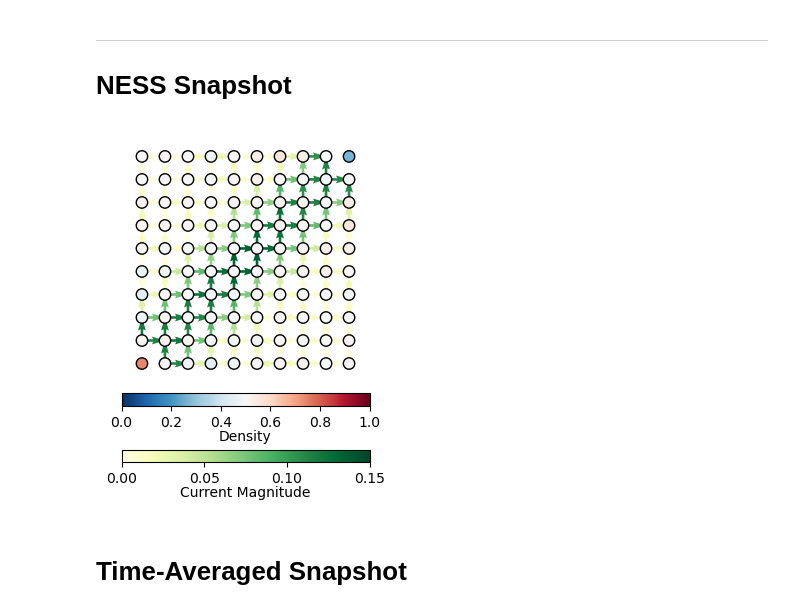
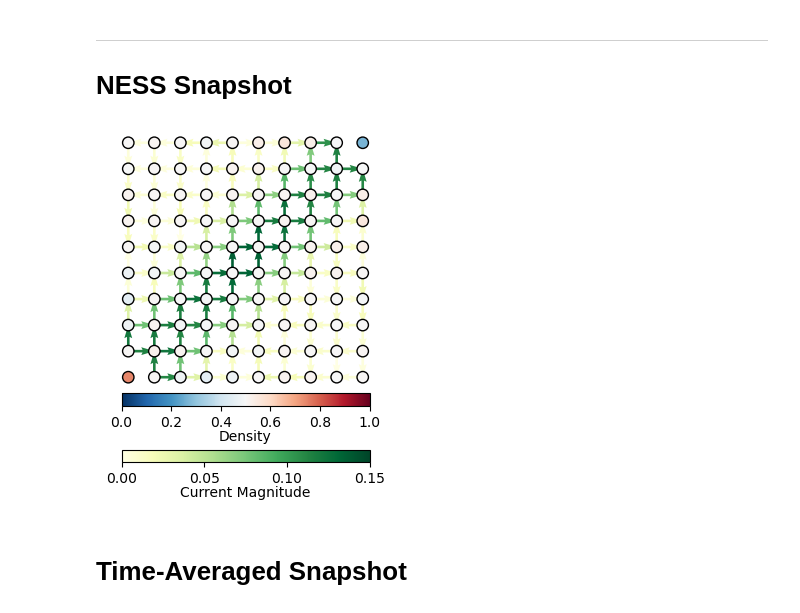
Before and after one commit to AdamSmith-physics/free-fermion-trajectories, a Jupyter notebook: plotting/plotting.ipynb, the cells around one changed output. Saved outputs shown, nothing was run; the diff lists cells and outputs as text; code cells hidden in the pictures.

```diff
--- a/plotting/plotting.ipynb
+++ b/plotting/plotting.ipynb
@@ -134,35 +134,35 @@ for i, bond in enumerate(bonds):
             Y.append(y2)
             U.append(x1-x2)
             V.append(y1-y2)
 
 fig, ax = plt.subplots()
 
 p1 = ax.quiver(X, Y, U, V, C, cmap="YlGn", angles='xy', scale_units='xy', scale=1, width=arrow_width)
 p1.set_clim(0, 0.15)#np.max(C))
 cb1 = plt.colorbar(p1, ax=ax, orientation='horizontal', shrink=0.5, pad=0.03)
 cb1.set_label('Current Magnitude', labelpad=0)
 
 X = []; Y = []; C = []
 for x in range(Nx):
     for y in range(Ny):
         n = x % Nx + y*Nx
         X.append(x)
         Y.append(y)
         C.append(n_avg[-1,n])
 
 p2 = ax.scatter(X, Y, c=C, cmap="RdBu_r", s=marker_size, edgecolors= "black", vmin=0, vmax=1)
 cb2 = plt.colorbar(p2, ax=ax, orientation='horizontal', shrink=0.5, pad=0.03)
 cb2.set_label('Density', labelpad=0)
 
 # Add automatic padding to prevent cutoff
-ax.margins(0.1)  # Add padding around the data
+ax.margins(0.1 * 3/Nx)  # Add padding around the data
 # Alternatively, you could use: ax.set_xlim(-0.5, Nx-0.5); ax.set_ylim(-0.5, Ny-0.5)
 
 ax.set_axis_off()
 ax.set_aspect('equal')
 plt.show()
 # %% [output]
-[figure, old version]
+[figure, new version]
 # %% [markdown]
 # Time-Averaged Snapshot
 # %%
```
